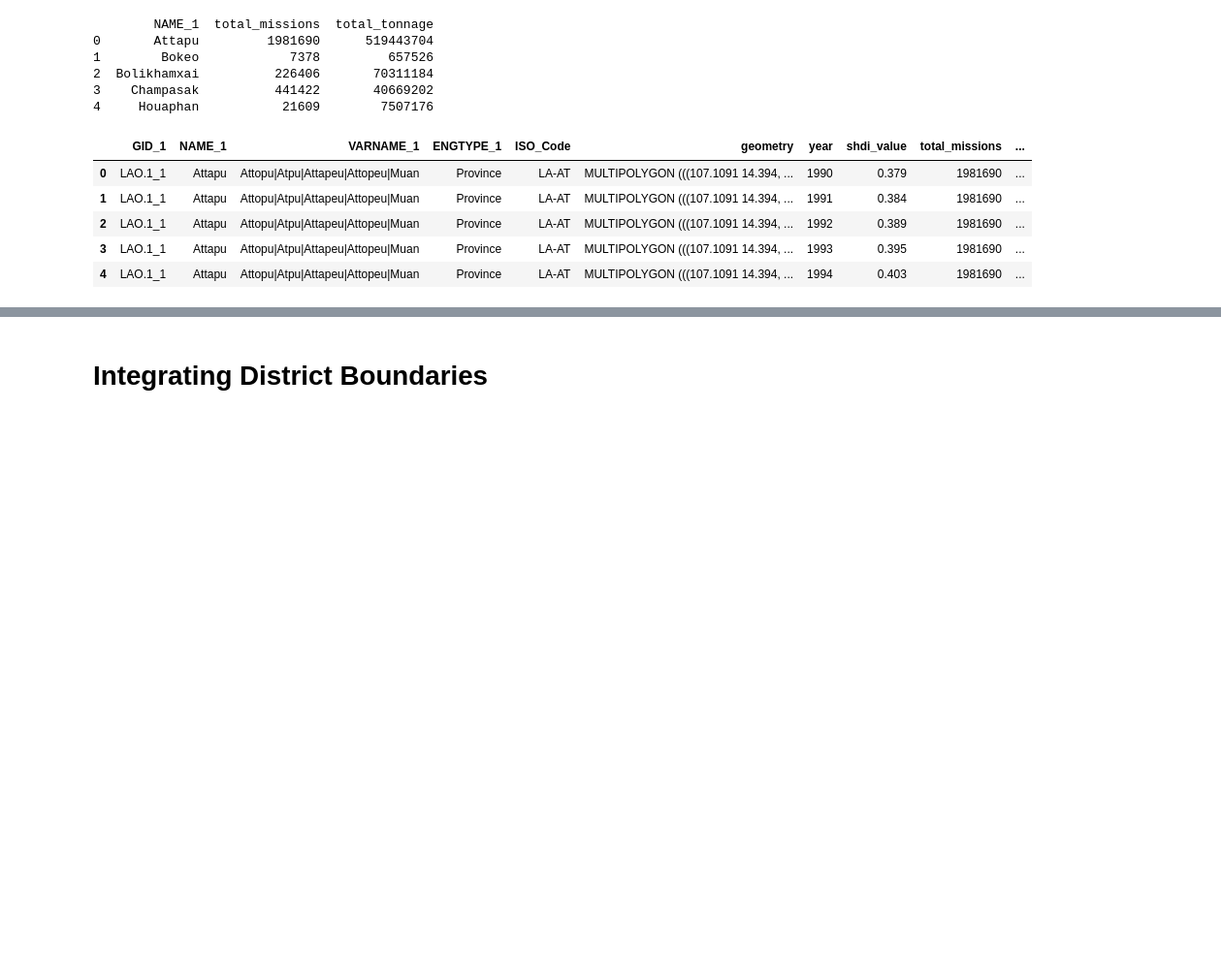
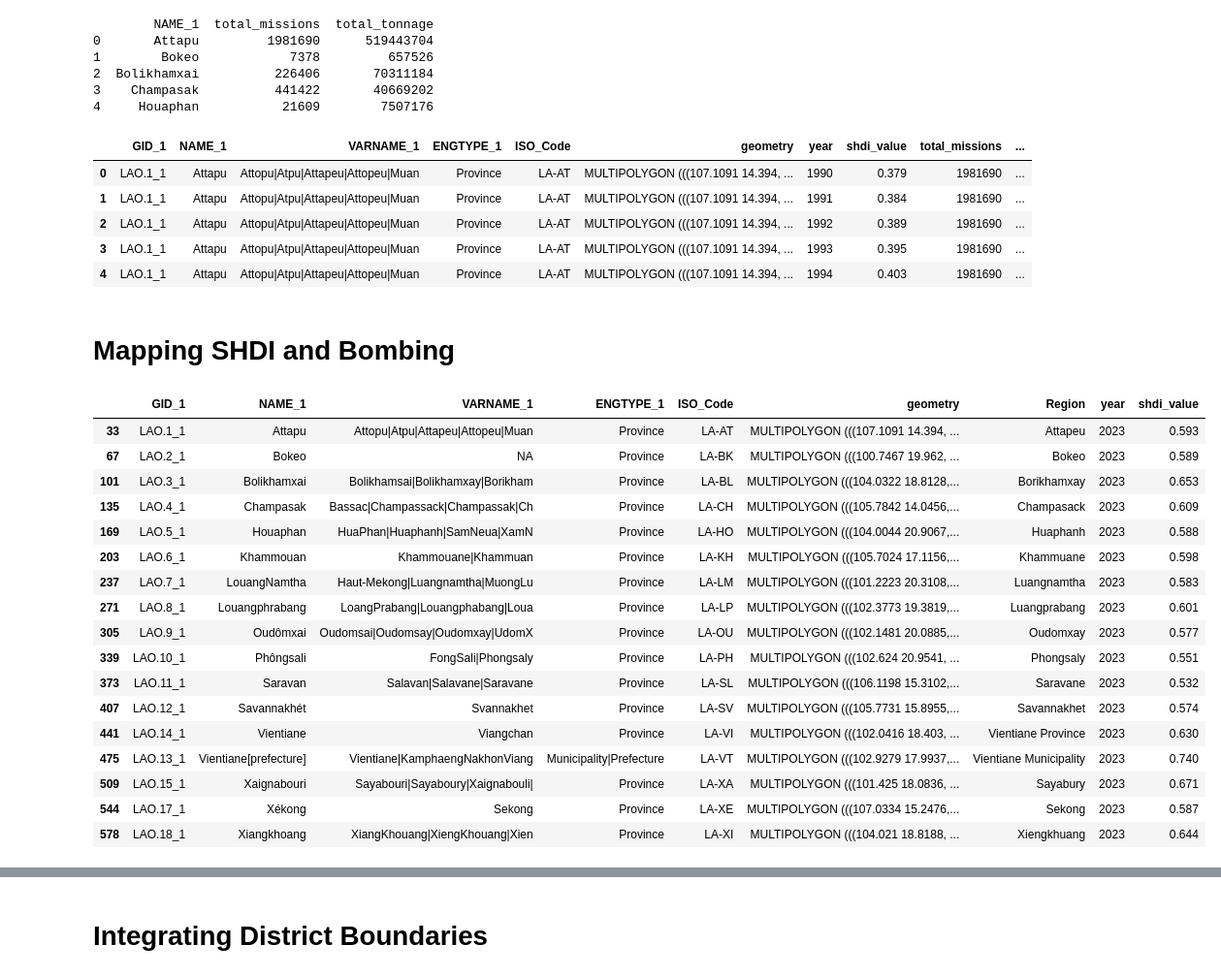
Before and after one commit to SMUREU/data-storytelling-brandon, a Jupyter notebook: notebooks/DataStorytelling.ipynb, the cells around one changed output, grey strips where cells are left out. Shown at 97% size. Saved outputs shown, nothing was run; the diff lists cells and outputs as text; code cells hidden in the pictures; blank space fills up the shorter version.

```diff
--- a/notebooks/DataStorytelling.ipynb
+++ b/notebooks/DataStorytelling.ipynb
@@ -270,3 +338,28 @@ bombing_admin_df.head()
 | 2 | LAO.1_1 | Attapu | Attopu|Atpu|Attapeu|Attopeu|Muan | Province | LA-AT | MULTIPOLYGON (((107.1091 14.394, ... | 1992 | 0.389 | 1981690 | ... |
 | 3 | LAO.1_1 | Attapu | Attopu|Atpu|Attapeu|Attopeu|Muan | Province | LA-AT | MULTIPOLYGON (((107.1091 14.394, ... | 1993 | 0.395 | 1981690 | ... |
 | 4 | LAO.1_1 | Attapu | Attopu|Atpu|Attapeu|Attopeu|Muan | Province | LA-AT | MULTIPOLYGON (((107.1091 14.394, ... | 1994 | 0.403 | 1981690 | ... |
+# %% [markdown]
+# Mapping SHDI and Bombing
+# %%
+# Filtering to the latest year (2023)
+shdi_df_2023 = shdi_lvl1_merge[shdi_lvl1_merge['year'] == '2023']
+shdi_df_2023.head(20)
+# %% [output]
+|  | GID_1 | NAME_1 | VARNAME_1 | ENGTYPE_1 | ISO_Code | geometry | Region | year | shdi_value |
+| 33 | LAO.1_1 | Attapu | Attopu|Atpu|Attapeu|Attopeu|Muan | Province | LA-AT | MULTIPOLYGON (((107.1091 14.394, ... | Attapeu | 2023 | 0.593 |
+| 67 | LAO.2_1 | Bokeo | NA | Province | LA-BK | MULTIPOLYGON (((100.7467 19.962, ... | Bokeo | 2023 | 0.589 |
+| 101 | LAO.3_1 | Bolikhamxai | Bolikhamsai|Bolikhamxay|Borikham | Province | LA-BL | MULTIPOLYGON (((104.0322 18.8128,... | Borikhamxay | 2023 | 0.653 |
+| 135 | LAO.4_1 | Champasak | Bassac|Champassack|Champassak|Ch | Province | LA-CH | MULTIPOLYGON (((105.7842 14.0456,... | Champasack | 2023 | 0.609 |
+| 169 | LAO.5_1 | Houaphan | HuaPhan|Huaphanh|SamNeua|XamN | Province | LA-HO | MULTIPOLYGON (((104.0044 20.9067,... | Huaphanh | 2023 | 0.588 |
+| 203 | LAO.6_1 | Khammouan | Khammouane|Khammuan | Province | LA-KH | MULTIPOLYGON (((105.7024 17.1156,... | Khammuane | 2023 | 0.598 |
+| 237 | LAO.7_1 | LouangNamtha | Haut-Mekong|Luangnamtha|MuongLu | Province | LA-LM | MULTIPOLYGON (((101.2223 20.3108,... | Luangnamtha | 2023 | 0.583 |
+| 271 | LAO.8_1 | Louangphrabang | LoangPrabang|Louangphabang|Loua | Province | LA-LP | MULTIPOLYGON (((102.3773 19.3819,... | Luangprabang | 2023 | 0.601 |
+| 305 | LAO.9_1 | Oudômxai | Oudomsai|Oudomsay|Oudomxay|UdomX | Province | LA-OU | MULTIPOLYGON (((102.1481 20.0885,... | Oudomxay | 2023 | 0.577 |
+| 339 | LAO.10_1 | Phôngsali | FongSali|Phongsaly | Province | LA-PH | MULTIPOLYGON (((102.624 20.9541, ... | Phongsaly | 2023 | 0.551 |
+| 373 | LAO.11_1 | Saravan | Salavan|Salavane|Saravane | Province | LA-SL | MULTIPOLYGON (((106.1198 15.3102,... | Saravane | 2023 | 0.532 |
+| 407 | LAO.12_1 | Savannakhét | Svannakhet | Province | LA-SV | MULTIPOLYGON (((105.7731 15.8955,... | Savannakhet | 2023 | 0.574 |
+| 441 | LAO.14_1 | Vientiane | Viangchan | Province | LA-VI | MULTIPOLYGON (((102.0416 18.403, ... | Vientiane Province | 2023 | 0.630 |
+| 475 | LAO.13_1 | Vientiane[prefecture] | Vientiane|KamphaengNakhonViang | Municipality|Prefecture | LA-VT | MULTIPOLYGON (((102.9279 17.9937,... | Vientiane Municipality | 2023 | 0.740 |
+| 509 | LAO.15_1 | Xaignabouri | Sayabouri|Sayaboury|Xaignabouli| | Province | LA-XA | MULTIPOLYGON (((101.425 18.0836, ... | Sayabury | 2023 | 0.671 |
+| 544 | LAO.17_1 | Xékong | Sekong | Province | LA-XE | MULTIPOLYGON (((107.0334 15.2476,... | Sekong | 2023 | 0.587 |
+| 578 | LAO.18_1 | Xiangkhoang | XiangKhouang|XiengKhouang|Xien | Province | LA-XI | MULTIPOLYGON (((104.021 18.8188, ... | Xiengkhuang | 2023 | 0.644 |
```
Also changed, not shown: parts of 12 cells of this notebook.
